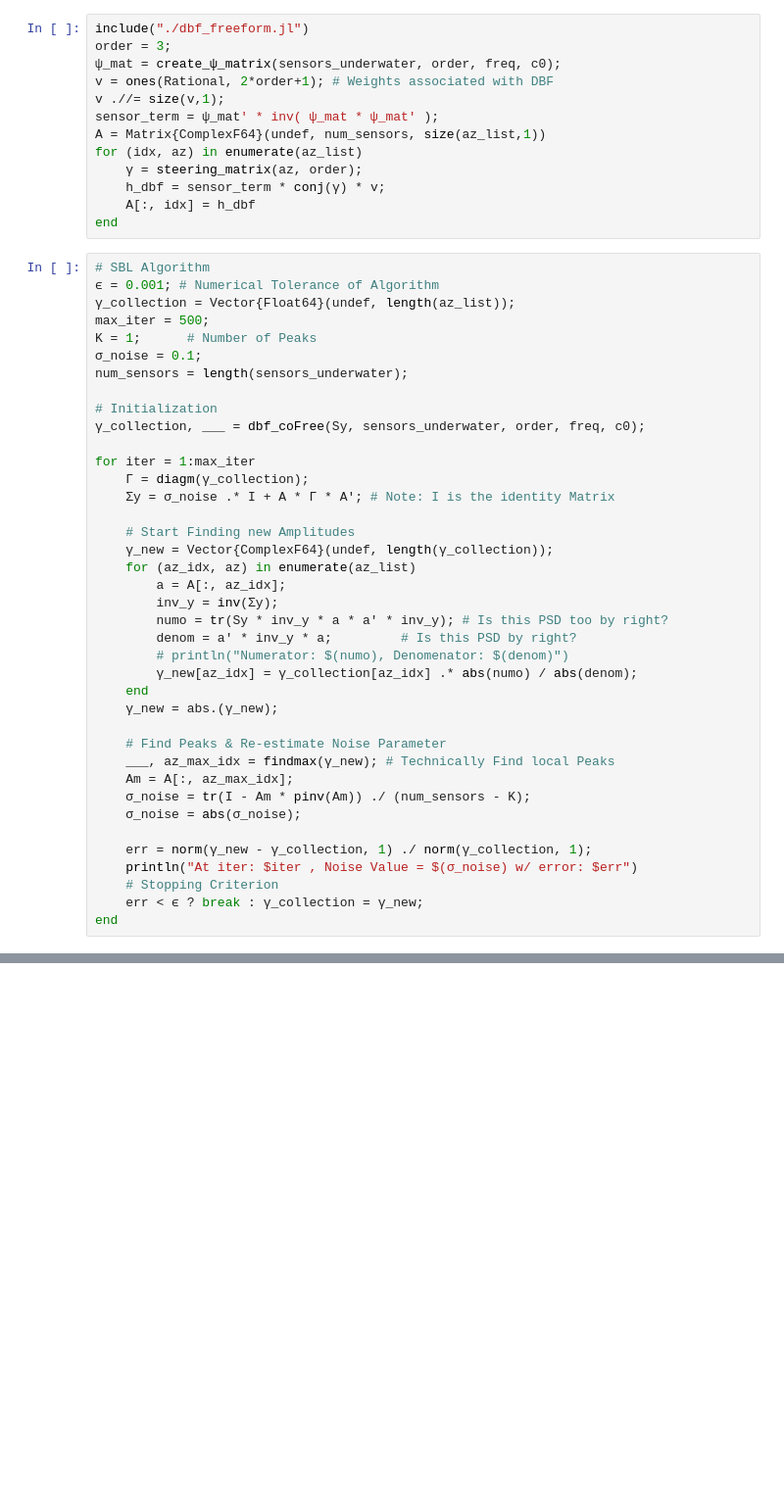
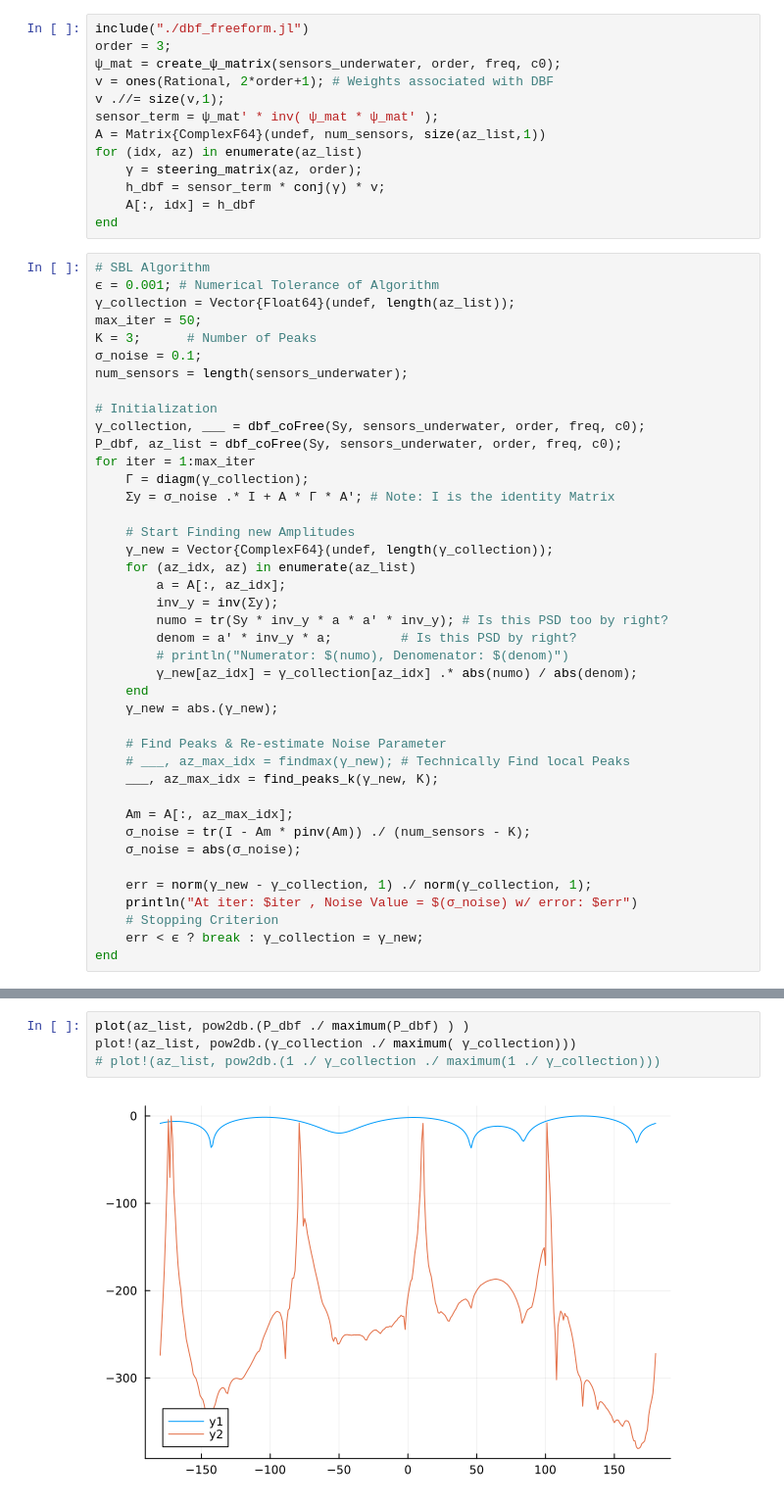
Before and after one commit to soundmapping/localization, a Jupyter notebook: doa/sbl.ipynb, the cells around one changed output, grey strips where cells are left out. Shown at 98% size. Cells and saved outputs as stored; diff of their text form; blank space fills up the shorter version.

```diff
--- a/doa/sbl.ipynb
+++ b/doa/sbl.ipynb
@@ -179,14 +294,14 @@ end
 # SBL Algorithm
 ϵ = 0.001; # Numerical Tolerance of Algorithm
 γ_collection = Vector{Float64}(undef, length(az_list));
-max_iter = 500;
-K = 1;      # Number of Peaks
+max_iter = 50;
+K = 3;      # Number of Peaks
 σ_noise = 0.1;
 num_sensors = length(sensors_underwater);
 
 # Initialization
 γ_collection, ___ = dbf_coFree(Sy, sensors_underwater, order, freq, c0);
-
+P_dbf, az_list = dbf_coFree(Sy, sensors_underwater, order, freq, c0);
 for iter = 1:max_iter
     Γ = diagm(γ_collection);
     Σy = σ_noise .* I + A * Γ * A'; # Note: I is the identity Matrix
@@ -204,7 +319,9 @@ for iter = 1:max_iter
     γ_new = abs.(γ_new);
 
     # Find Peaks & Re-estimate Noise Parameter
-    ___, az_max_idx = findmax(γ_new); # Technically Find local Peaks
+    # ___, az_max_idx = findmax(γ_new); # Technically Find local Peaks
+    ___, az_max_idx = find_peaks_k(γ_new, K);
+
     Am = A[:, az_max_idx];
     σ_noise = tr(I - Am * pinv(Am)) ./ (num_sensors - K);
     σ_noise = abs(σ_noise);
@@ -218,0 +352,6 @@ plot(az_list, γ_collection)
+# %%
+plot(az_list, pow2db.(P_dbf ./ maximum(P_dbf) ) )
+plot!(az_list, pow2db.(γ_collection ./ maximum( γ_collection)))
+# plot!(az_list, pow2db.(1 ./ γ_collection ./ maximum(1 ./ γ_collection)))
+# %% [output]
+[figure, added]
```
Also changed, not shown: parts of 27 cells of this notebook, 12 other files.
